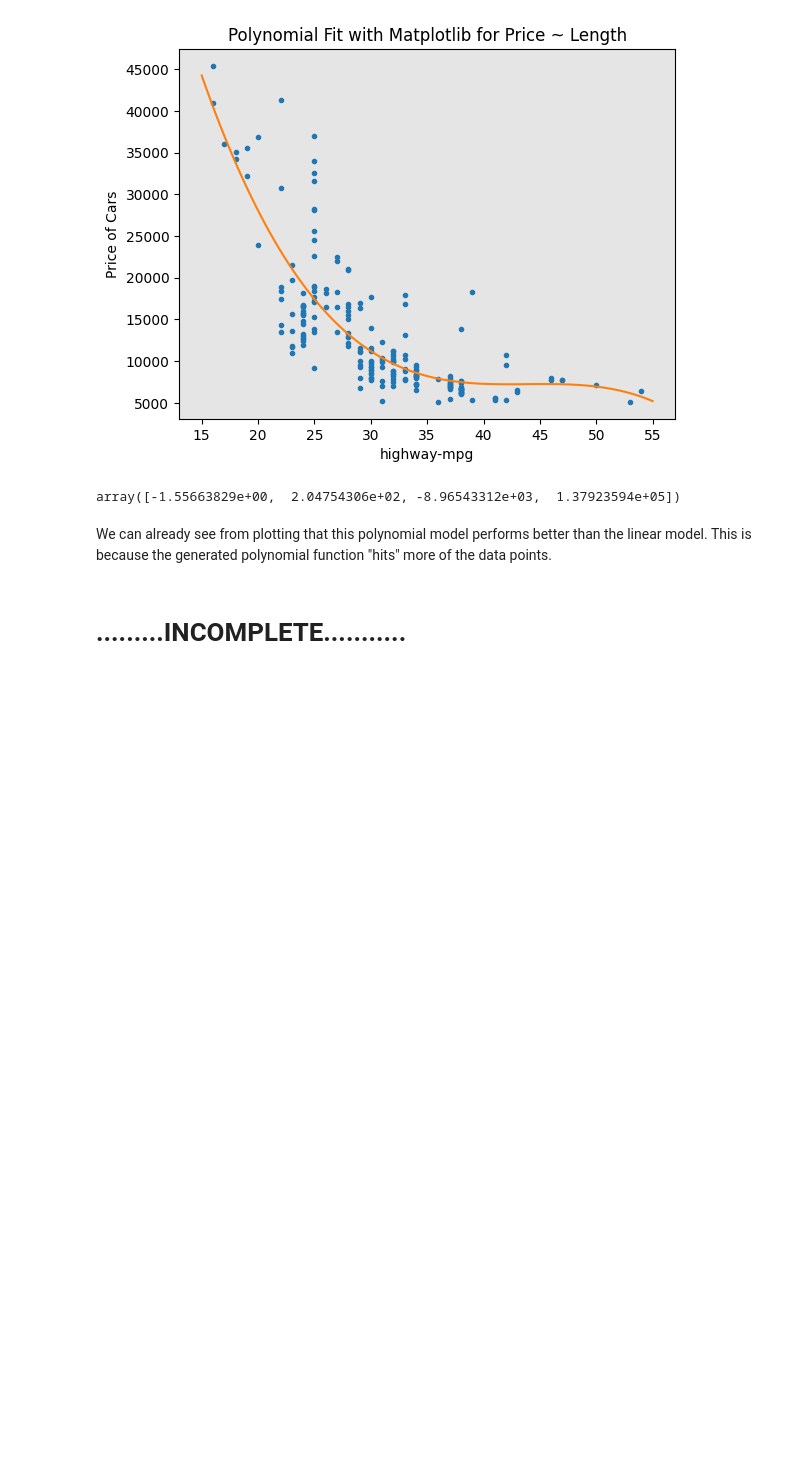
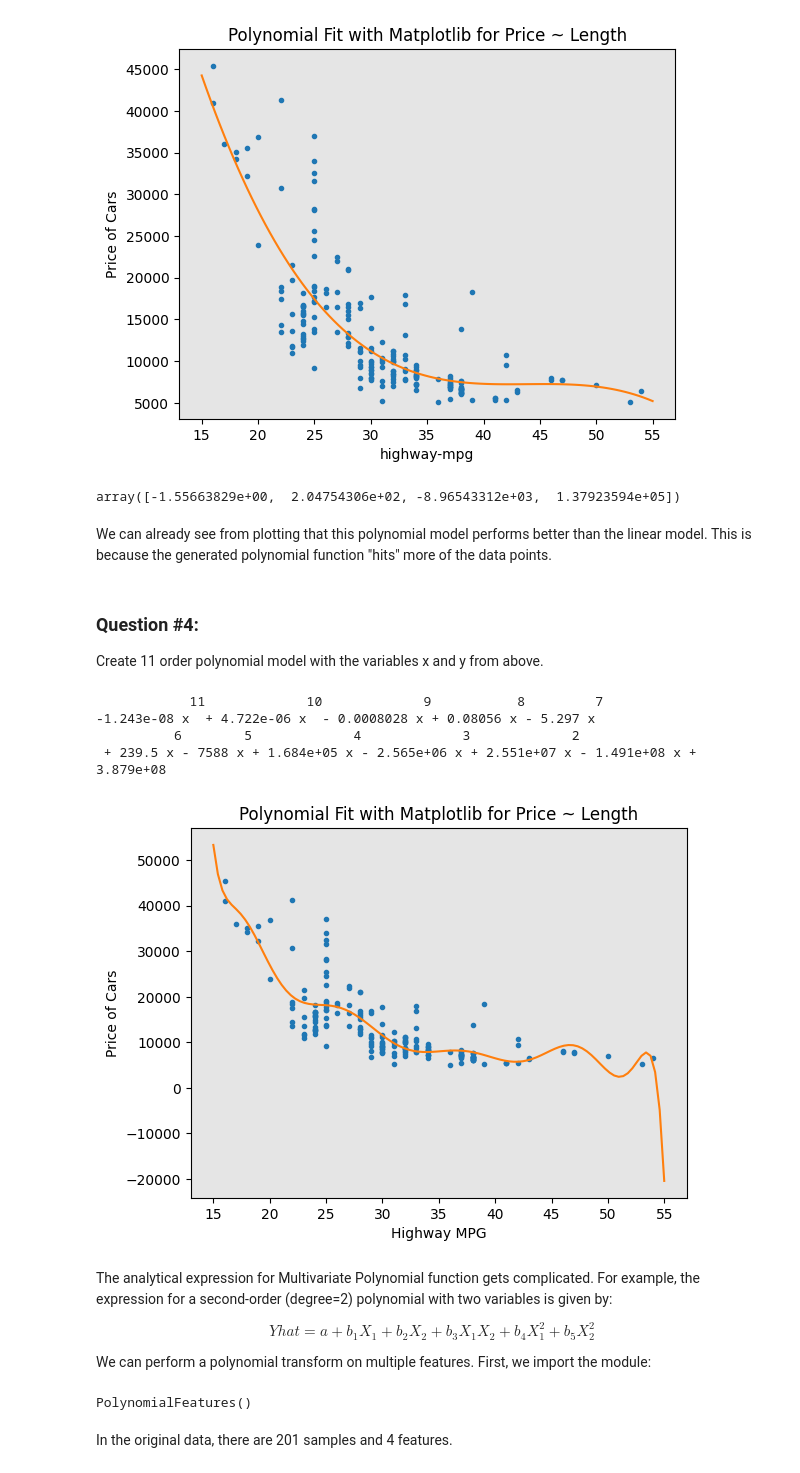
Before and after one commit to jaypay161-codealchemy/Data_Analysis_with_Python, a Jupyter notebook: Module-4.ipynb, the cells around one changed output. Saved outputs shown, nothing was run; the diff lists cells and outputs as text; code cells hidden in the pictures; blank space fills up the shorter version.

Commit message:
06-12-2025
completed module4

```diff
--- a/Module-4.ipynb
+++ b/Module-4.ipynb
@@ -433,5 +443,27 @@ np.polyfit(x, y, 3)
 array([-1.55663829e+00,  2.04754306e+02, -8.96543312e+03,  1.37923594e+05])
 # %% [markdown]
 We can already see from plotting that this polynomial model performs better than the linear model. This is because the generated polynomial function "hits" more of the data points.
-# %% [markdown]
-# **.........INCOMPLETE...........**
+# %% [markdown]
+### Question #4:
+Create 11 order polynomial model with the variables x and y from above.
+# %%
+# Here we use a polynomial of the 11rd order (cubic)
+f1 = np.polyfit(x, y, 11)
+p1 = np.poly1d(f1)
+print(p1)
+PlotPolly(p1,x,y, 'Highway MPG')
+# %% [output]
+            11             10             9           8         7
+-1.243e-08 x  + 4.722e-06 x  - 0.0008028 x + 0.08056 x - 5.297 x
+          6        5             4             3             2
+ + 239.5 x - 7588 x + 1.684e+05 x - 2.565e+06 x + 2.551e+07 x - 1.491e+08 x + 3.879e+08
+[figure, added]
+# %% [markdown]
+The analytical expression for Multivariate Polynomial function gets complicated. For example, the expression for a second-order (degree=2) polynomial with two variables is given by:
+
+$$
+Yhat = a + b_1 X_1 +b_2 X_2 +b_3 X_1 X_2+b_4 X_1^2+b_5 X_2^2
+$$
+
+
+We can perform a polynomial transform on multiple features. First, we import the module:
@@ -437,0 +472,6 @@ We can already see from plotting that this polynomial model performs better than
+# %%
+# We create a PolynomialFeatures object of degree 2:
+pr=PolynomialFeatures(degree=2)
+pr
+# %% [output]
+PolynomialFeatures()
@@ -437,0 +480,2 @@ We can already see from plotting that this polynomial model performs better than
+# %% [markdown]
+In the original data, there are 201 samples and 4 features.
```
Also changed, not shown: parts of 63 cells of this notebook.
